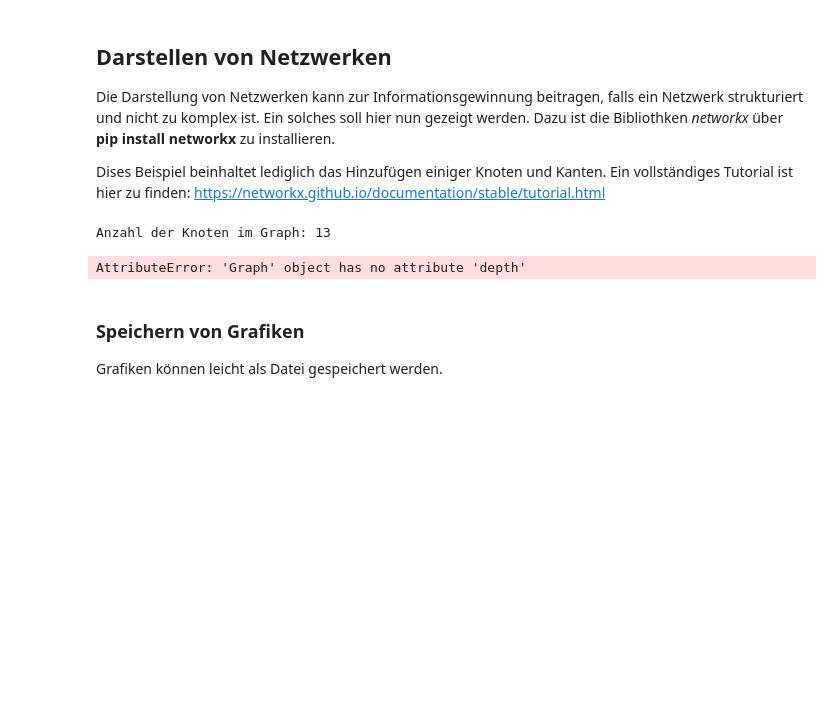
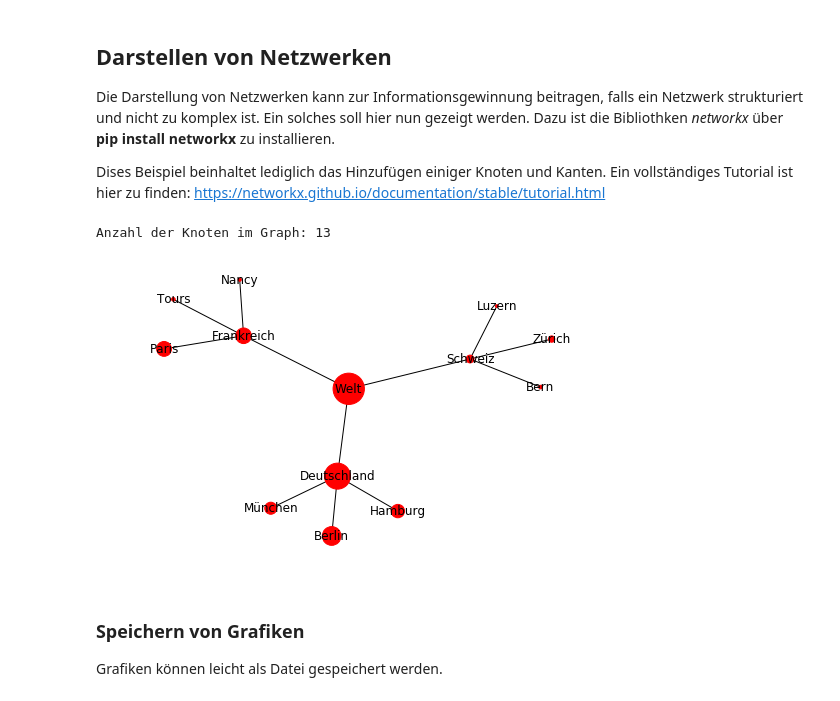
Before and after one commit to padmalcom/datutorial, a Jupyter notebook: 020 Datenvisualisierung.ipynb, the cells around one changed output. Saved outputs shown, nothing was run; the diff lists cells and outputs as text; code cells hidden in the pictures; blank space fills up the shorter version.

```diff
--- a/020 Datenvisualisierung.ipynb
+++ b/020 Datenvisualisierung.ipynb
@@ -278,36 +281,35 @@ graph.add_node('Welt')
 graph.add_nodes_from(['Deutschland', 'Berlin', 'Hamburg', 'München',
                       'Frankreich', 'Paris', 'Nancy', 'Tours',
                       'Schweiz', 'Bern', 'Zürich', 'Luzern'])
 
 print("Anzahl der Knoten im Graph: " + str(graph.number_of_nodes()))
 
 # Stelle Verknüpfung zwischen den Entitäten her
 graph.add_edges_from([('Welt', 'Deutschland'), ('Welt', 'Frankreich'), ('Welt', 'Schweiz')])
 graph.add_edges_from([('Deutschland', 'Berlin'), ('Deutschland', 'Hamburg'), ('Deutschland', 'München')])
 graph.add_edges_from([('Frankreich', 'Paris'), ('Frankreich', 'Nancy'), ('Frankreich', 'Tours')])
 graph.add_edges_from([('Schweiz','Bern'), ('Schweiz','Zürich'), ('Schweiz','Luzern')])
 
 # Hinzufügen von Attributen zu Knoten
 nx.set_node_attributes(graph, {"Berlin":3.52, "Hamburg":1.787, "München":1.45, "Paris":2.2, "Nancy":0.10, "Tours":0.13,
                                "Bern":0.13, "Zürich":0.40, "Luzern":0.08, "Deutschland":0, "Frankreich":0, "Schweiz":0,
                               "Welt":0}, "Einwohner")
 
 # Berechnung von Einwohnerzahlen der Länder auf Basis der Nachbarknoten
 nx.set_node_attributes(graph, {"Deutschland": sum([graph.nodes[n[1]]['Einwohner'] for n in graph.edges("Deutschland")]),
                                "Frankreich":sum([graph.nodes[n[1]]['Einwohner'] for n in graph.edges("Frankreich")]),
                                "Schweiz":sum([graph.nodes[n[1]]['Einwohner'] for n in graph.edges("Schweiz")])}, "Einwohner")
 
 # ... ebenso für den Primärknoten "Welt"
 nx.set_node_attributes(graph, {"Welt":sum([graph.nodes[n[1]]['Einwohner'] for n in graph.edges("Welt")])}, "Einwohner")
 
 # Zeichnen des Graphen
 nx.draw(graph, with_labels=True,
-        node_size = [graph.nodes[n]['Einwohner']*100 for n in graph],
-        node_color = [graph.depth[n] for n in graph])
+        node_size = [graph.nodes[n]['Einwohner']*100 for n in graph])
 plt.show()
 # %% [output]
 Anzahl der Knoten im Graph: 13
-AttributeError: 'Graph' object has no attribute 'depth'
+[figure, added]
 # %% [markdown]
 ### Speichern von Grafiken
 Grafiken können leicht als Datei gespeichert werden.
```
Also changed, not shown: parts of 1 cell of this notebook, 4 other files.
